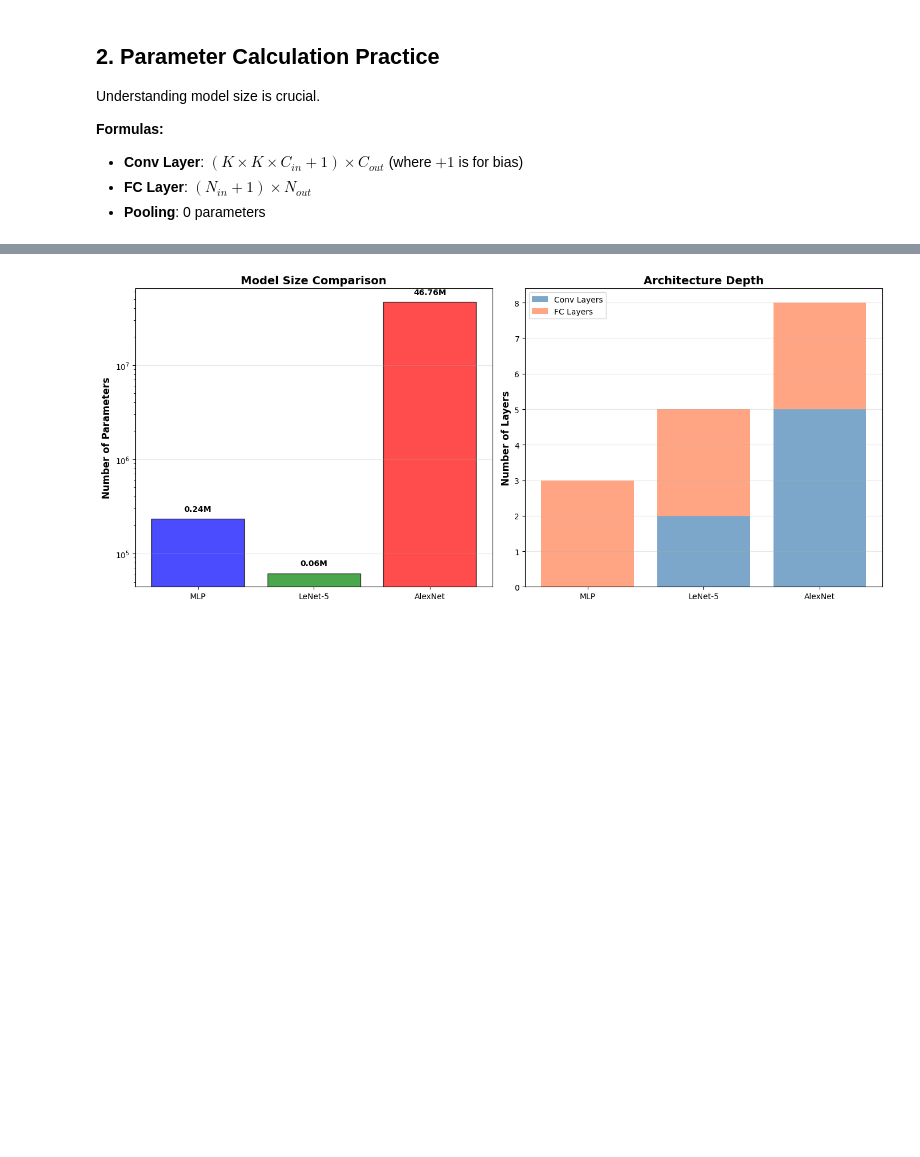
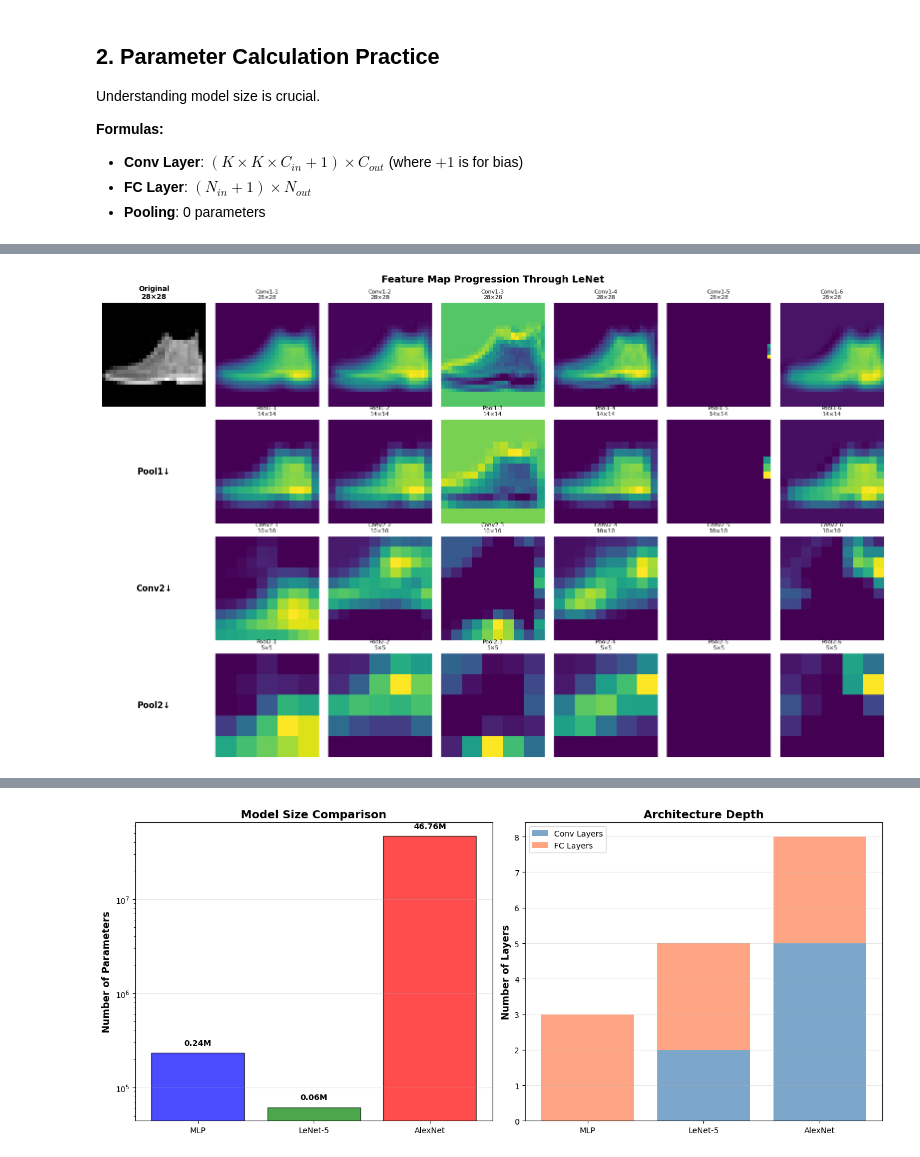
Before and after one commit to Sakibapon/CS6540, a Jupyter notebook: Week 1/CNN.ipynb, the cells around one changed output, grey strips where cells are left out. Saved outputs shown, nothing was run; the diff lists cells and outputs as text; code cells hidden in the pictures; blank space fills up the shorter version.

```diff
--- a/Week 1/CNN.ipynb
+++ b/Week 1/CNN.ipynb
@@ -481,0 +406,78 @@ visualize_feature_maps(lenet, img)
+# %%
+# Get a test image
+test_images, test_labels = next(iter(test_loader))
+test_img = test_images[0:1].to(device)  # Take first image
+
+# Extract feature maps from each layer of LeNet
+lenet.eval()
+with torch.no_grad():
+    # After first conv + activation
+    x1 = lenet.relu1(lenet.conv1(test_img))
+    # After first pooling
+    x2 = lenet.pool1(x1)
+    # After second conv + activation
+    x3 = lenet.relu2(lenet.conv2(x2))
+    # After second pooling
+    x4 = lenet.pool2(x3)
+
+# Visualize
+fig = plt.figure(figsize=(16, 10))
+
+# Original image
+ax = plt.subplot(4, 7, 1)
+ax.imshow(test_images[0].squeeze(), cmap='gray')
+ax.set_title('Original\n28×28', fontsize=10, fontweight='bold')
+ax.axis('off')
+
+# First conv layer (6 feature maps at 28×28)
+for i in range(6):
+    ax = plt.subplot(4, 7, i + 2)
+    ax.imshow(x1[0, i].cpu(), cmap='viridis')
+    ax.set_title(f'Conv1-{i+1}\n28×28', fontsize=8)
+    ax.axis('off')
+
+# After first pooling (6 feature maps at 14×14)
+ax = plt.subplot(4, 7, 8)
+ax.text(0.5, 0.5, 'Pool1↓', ha='center', va='center', fontsize=12, fontweight='bold')
+ax.axis('off')
+
+for i in range(6):
+    ax = plt.subplot(4, 7, i + 9)
+    ax.imshow(x2[0, i].cpu(), cmap='viridis')
+    ax.set_title(f'Pool1-{i+1}\n14×14', fontsize=8)
+    ax.axis('off')
+
+# Second conv layer (show first 6 of 16 feature maps at 10×10)
+ax = plt.subplot(4, 7, 15)
+ax.text(0.5, 0.5, 'Conv2↓', ha='center', va='center', fontsize=12, fontweight='bold')
+ax.axis('off')
+
+for i in range(6):
+    ax = plt.subplot(4, 7, i + 16)
+    ax.imshow(x3[0, i].cpu(), cmap='viridis')
+    ax.set_title(f'Conv2-{i+1}\n10×10', fontsize=8)
+    ax.axis('off')
+
+# After second pooling (show first 6 of 16 feature maps at 5×5)
+ax = plt.subplot(4, 7, 22)
+ax.text(0.5, 0.5, 'Pool2↓', ha='center', va='center', fontsize=12, fontweight='bold')
+ax.axis('off')
+
+for i in range(6):
+    ax = plt.subplot(4, 7, i + 23)
+    ax.imshow(x4[0, i].cpu(), cmap='viridis')
+    ax.set_title(f'Pool2-{i+1}\n5×5', fontsize=8)
+    ax.axis('off')
+
+plt.suptitle('Feature Map Progression Through LeNet', fontsize=14, fontweight='bold')
+plt.tight_layout()
+plt.show()
+
+print("\n💡 Hierarchical Feature Learning:")
+print("   Layer 1 (Conv1): Detects edges, simple patterns (28×28)")
+print("   Layer 2 (Pool1): Downsamples, keeps important features (14×14)")
+print("   Layer 3 (Conv2): Combines edges into shapes, textures (10×10)")
+print("   Layer 4 (Pool2): Further abstraction (5×5)")
+print("\n   Notice: Spatial size ↓, but semantic meaning ↑")
+# %% [output]
+[figure, added]
```
Also changed, not shown: parts of 42 cells of this notebook.
